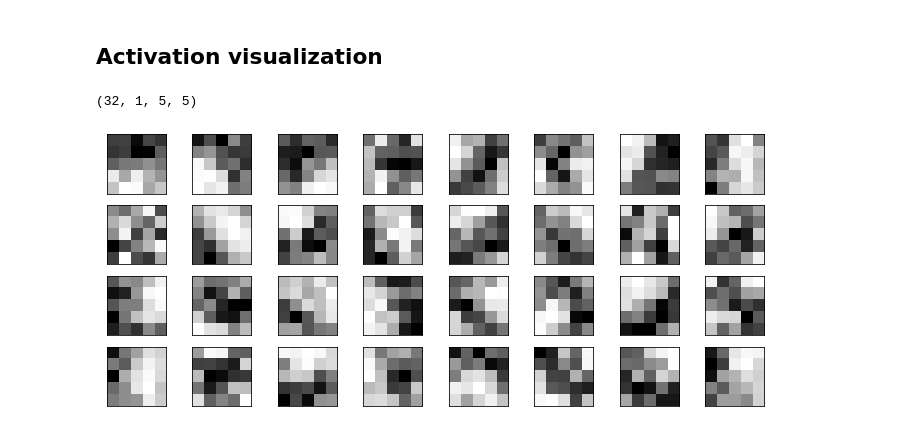
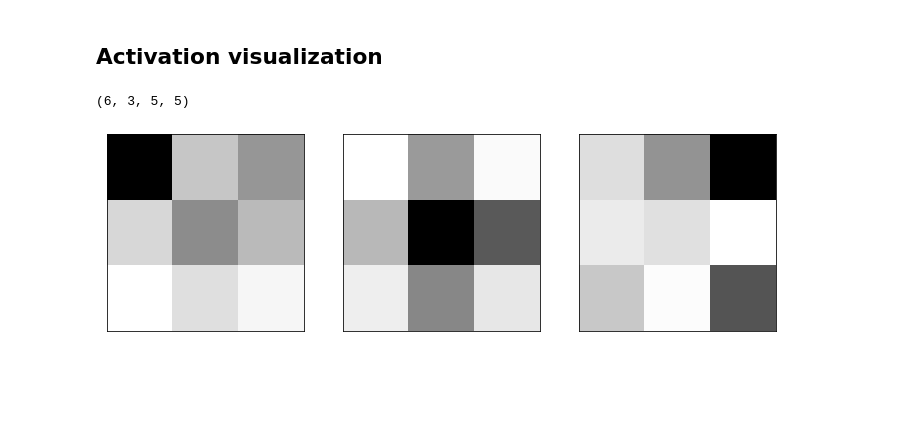
Before and after one commit to mballarin97/DLNN2020, a Jupyter notebook: Homework1/Classification/MNIST.ipynb, the cells around one changed output. Drawn from its saved outputs; the diff is of its cells as text; code cells hidden in the pictures; blank space fills up the shorter version.

```diff
--- a/Homework1/Classification/MNIST.ipynb
+++ b/Homework1/Classification/MNIST.ipynb
@@ -21,23 +21,29 @@ import json
 class Net(nn.Module):
     def __init__(self, dropout=0):
         super(Net, self).__init__()
-        self.conv1 = nn.Conv2d(1, 32, 5, stride=1, padding=2)  # 1 input channel, 32 output
+        self.conv1 = nn.Conv2d(1, 3, 3, stride=1, padding=2)  # 1 input channel, 32 output
         self.pool = nn.MaxPool2d(2, 2)    # Divide by two the dimension of the image
-        self.conv2 = nn.Conv2d(32, 64, 5, stride=1, padding=2) # 32 channel -> 64 channels
-        self.fc1 = nn.Linear(7*7*64, 1000) # 7x7 image with 64 channels
-        self.fc2 = nn.Linear(1000, 100)
-        self.fc3 = nn.Linear(100, 10)
+        self.conv2 = nn.Conv2d(3, 6, 5, stride=1, padding=2) # 32 channel -> 64 channels
+        self.fc1 = nn.Linear(7*7*6, 100) # 7x7 image with 64 channels
+        self.fc2 = nn.Linear(100, 10)
         self.drop = nn.Dropout(dropout)
 
-    def forward(self, x):
-        x = self.pool( F.relu(self.conv1(x)) )
-        x = self.pool( F.relu(self.conv2(x)) )
+    def forward(self, x, additional_out=-1):
+        x = F.relu(self.conv1(x))
+        if additional_out==0:
+            add_out = x
+        x = self.pool(x)
+        x = F.relu(self.conv2(x))
+        if additional_out==1:
+            add_out = x
+        x = self.pool(x)
         x = x.reshape(x.size(0), -1) # Flattening
         x = self.drop(x)
         x = F.relu( self.fc1(x) )
-        x = F.relu( self.fc2(x) )
         x = self.drop(x)
-        x = self.fc3(x)
+        x = self.fc2(x)
+        if additional_out != -1:
+            return x, add_out
         return x
 
     def train_step(self, train_loader, optimizer, loss_fn, device):
@@ -265,6 +271,8 @@ plt.show()
 [figure]
 # %%
 for i in params:
+    i.pop('num_epochs')
+    i.pop('device')
     for k in i.keys():
         if k!= 'optimizer':
             i[k] = float(i[k])
@@ -350,10 +358,11 @@ KeyboardInterrupt:
 # Testing performances
 # %%
 device = torch.device("cuda") if torch.cuda.is_available() else torch.device("cpu")
-best_par = {'device': device, 'dropout': 0.12706427067881337, 'num_epochs': 50,
-            'learning_rate': 0.0002643832735589233, 'optimizer': 'adam', 'regularization': 0.0010940247433498423}
+best_par = {'device': device, 'dropout': 0.1375619974927903, 'num_epochs': 50,
+            'learning_rate': 0.0012453249410968343, 'optimizer': 'sgd', 'regularization': 0.007079373096818596,
+            'loss': 0.25480622}
 
-net = Net(dropout=0)#.to(device)
+net = Net(dropout=0).to(device)
 # %%
 net.load('best_parameters', device)
 # %%
@@ -369,19 +378,19 @@ Accuracy on test set: 0.999
 # %% [markdown]
 ## Activation visualization
 # %%
-weights_CV1 = net.conv1.weight.data.numpy()
-weights_CV2 = net.conv2.weight.data.numpy()
+weights_CV1 = net.conv1.weight.data.cpu().numpy()
+weights_CV2 = net.conv2.weight.data.cpu().numpy()
 # %%
-weights_CV1.shape
+weights_CV2.shape
 # %% [output]
-(32, 1, 5, 5)
+(6, 3, 5, 5)
 # %%
-fig, ax = plt.subplots(4,8, figsize=(12, 5))
+fig, ax = plt.subplots(1,3, figsize=(12, 5))
 ax = ax.flatten()
-for i in range(32):
+for i in range(3):
     ax[i].imshow( weights_CV1[i, 0, :, :], cmap='Greys')
     ax[i].set_xticks([])
     ax[i].set_yticks([])
 # %% [output]
-[figure, old version]
+[figure, new version]
 # %%
```
Also changed, not shown: parts of 7 cells of this notebook, 2 other files.
